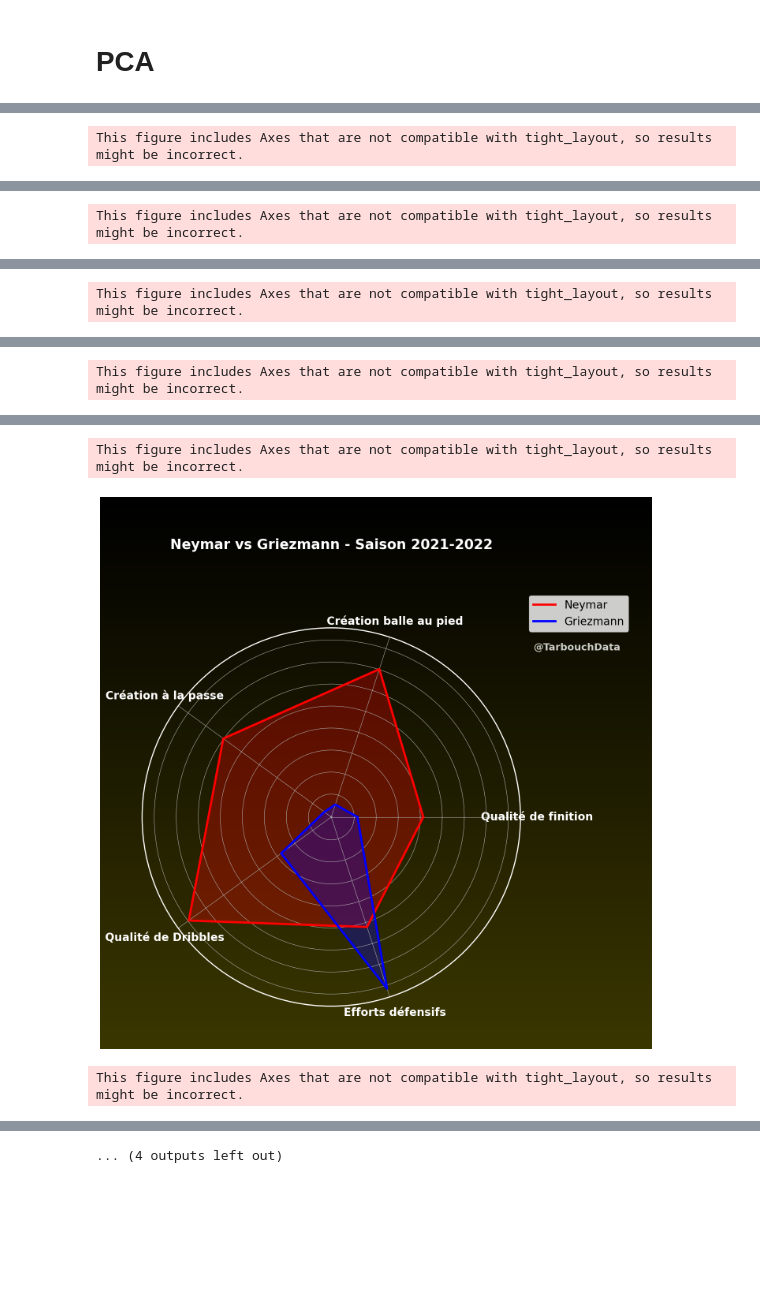
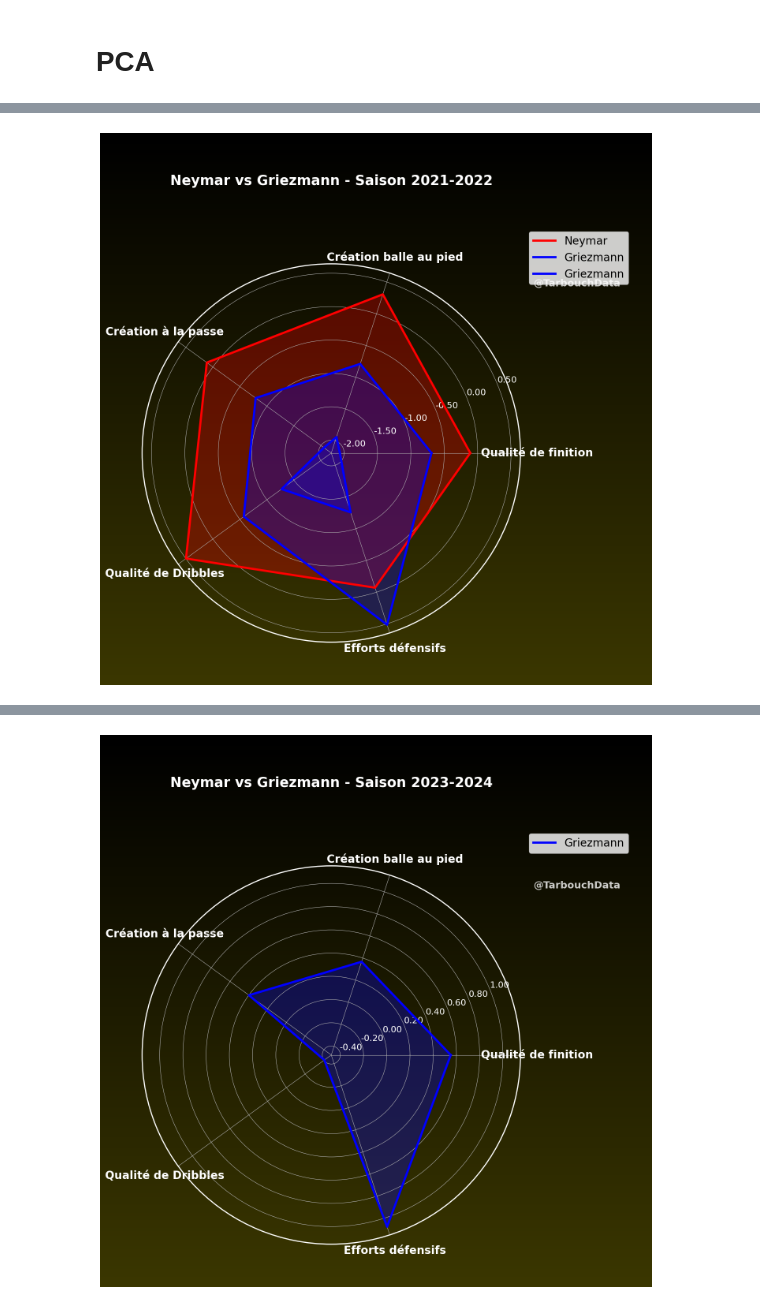
Before and after one commit to amineitji/clustering_football_player, a Jupyter notebook: src/notebook/career_players.ipynb, the cells around one changed output, grey strips where cells are left out. Cells and saved outputs as stored; diff of their text form; code cells hidden in the pictures; blank space fills up the shorter version.

```diff
--- a/src/notebook/career_players.ipynb
+++ b/src/notebook/career_players.ipynb
@@ -758,8 +760,7 @@ def create_styled_radar_chart(data, categories, saison, category_labels, color1=
     # Dessiner les labels personnalisés pour chaque catégorie
     plt.xticks(angles[:-1], category_labels, color='white', fontsize=18, fontweight='bold')
 
-    # Enlever les valeurs numériques sur les axes
-    ax.set_yticklabels([])
+    ax.set_yticklabels([f'{v:.2f}' for v in ax.get_yticks()], color='white', fontsize=16)
 
     # Personnaliser les axes (par exemple : contours blancs et épais)
     customize_axes(ax)
@@ -796,4 +797,3 @@ for saison in seasons:
     # Créer le radar chart avec le style personnalisé
     create_styled_radar_chart(data_for_season, categories, saison, category_labels)
 # %% [output]
-This figure includes Axes that are not compatible with tight_layout, so results might be incorrect.
@@ -801 +800,0 @@ This figure includes Axes that are not compatible with tight_layout, so results
-This figure includes Axes that are not compatible with tight_layout, so results might be incorrect.
@@ -803 +801,0 @@ This figure includes Axes that are not compatible with tight_layout, so results
-This figure includes Axes that are not compatible with tight_layout, so results might be incorrect.
@@ -805 +802,0 @@ This figure includes Axes that are not compatible with tight_layout, so results
-This figure includes Axes that are not compatible with tight_layout, so results might be incorrect.
@@ -807,3 +804 @@ This figure includes Axes that are not compatible with tight_layout, so results
-This figure includes Axes that are not compatible with tight_layout, so results might be incorrect.
-[figure, old version]
+[figure, new version]
-This figure includes Axes that are not compatible with tight_layout, so results might be incorrect.
@@ -811 +806 @@ This figure includes Axes that are not compatible with tight_layout, so results
-... (4 outputs left out)
+[figure, added]
```
Also changed, not shown: parts of 2 cells of this notebook, 12 other files.
